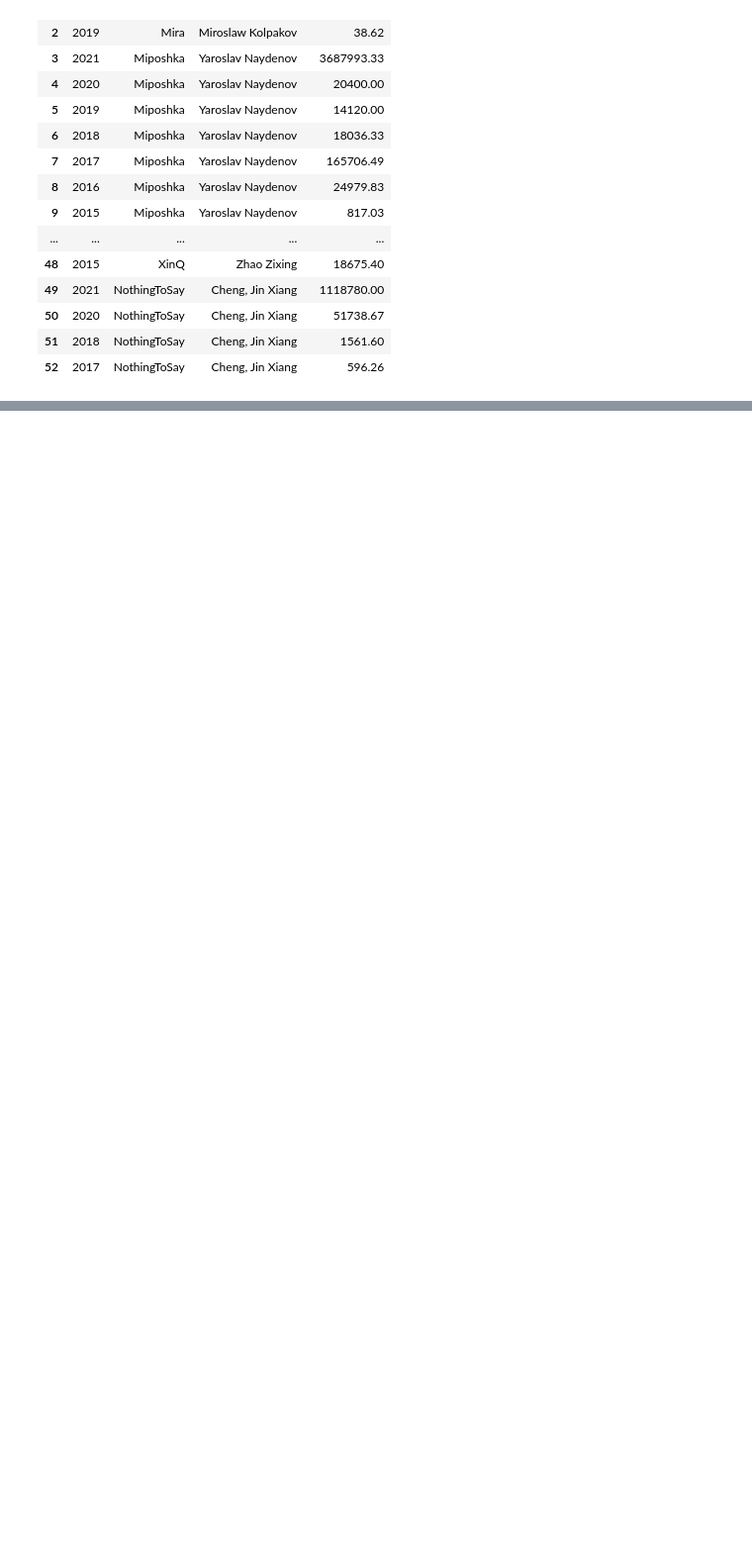
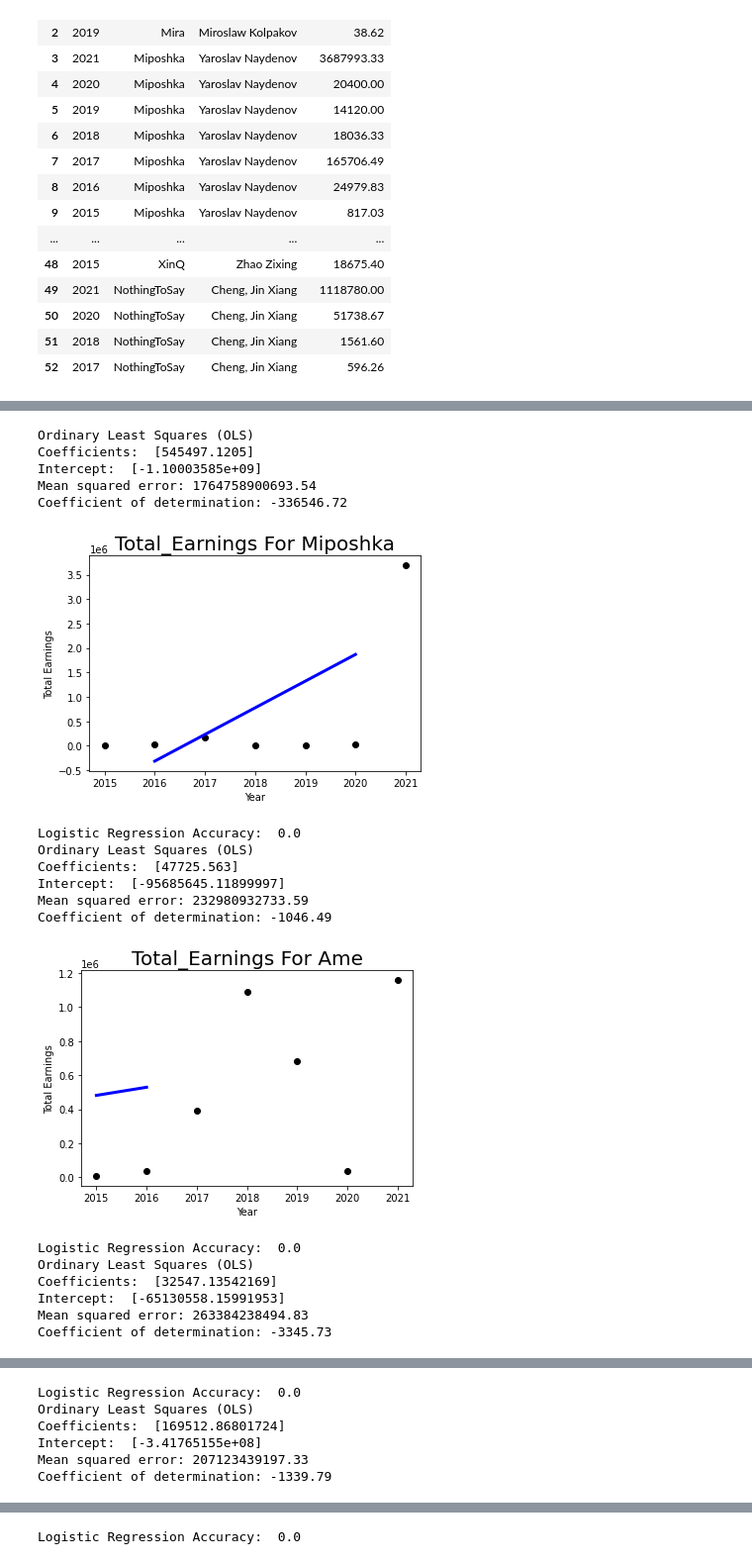
Before and after one commit to kliang4985/kliang4985.github.io, a Jupyter notebook: Final Tutorial.ipynb, the cells around one changed output, grey strips where cells are left out. Shown at 99% size. Cells and saved outputs as stored; diff of their text form; code cells hidden in the pictures; blank space fills up the shorter version.

```diff
--- a/Final Tutorial.ipynb
+++ b/Final Tutorial.ipynb
@@ -611,0 +597,68 @@ Coefficient of determination: -0.88
+# %%
+def runLog(X, Y):
+    X = X.astype(int)
+
+
+    Y = Y.astype(int)
+
+    # split the data into training/testing sets
+    X_train, X_test, Y_train, Y_test = train_test_split(X, Y, test_size=0.20)
+
+    # create linear regression object
+    model = linear_model.LogisticRegression()
+
+    model.fit(X_train, Y_train)
+
+    lscore = model.score(X_test, Y_test)
+
+    print("Logistic Regression Accuracy: ", lscore)
+# %%
+X = miposhka_df[['Year']]
+Y = miposhka_df[['Total Earnings']]
+
+runLin(X, Y, 'Year', 'Total Earnings', 'Total_Earnings For Miposhka')
+runLog(X, Y)
+
+X = ame_df[['Year']]
+Y = ame_df[['Total Earnings']]
+
+runLin(X, Y, 'Year', 'Total Earnings', 'Total_Earnings For Ame')
+runLog(X, Y)
+
+X = faith_bian_df[['Year']]
+Y = faith_bian_df[['Total Earnings']]
+
+runLin(X, Y, 'Year', 'Total Earnings', 'Total_Earnings For Faith_bian')
+runLog(X, Y)
+
+X = xinq_df[['Year']]
+Y = xinq_df[['Total Earnings']]
+
+runLin(X, Y, 'Year', 'Total Earnings', 'Total_Earnings For Miposhka')
+runLog(X, Y)
+
+X = y_df[['Year']]
+Y = y_df[['Total Earnings']]
+
+runLin(X, Y, 'Year', 'Total Earnings', 'Total_Earnings For Miposhka')
+runLog(X, Y)
+# %% [output]
+Ordinary Least Squares (OLS)
+Coefficients:  [545497.1205]
+Intercept:  [-1.10003585e+09]
+Mean squared error: 1764758900693.54
+Coefficient of determination: -336546.72
+[figure, added]
+Logistic Regression Accuracy:  0.0
+Ordinary Least Squares (OLS)
+Coefficients:  [47725.563]
+Intercept:  [-95685645.11899997]
+Mean squared error: 232980932733.59
+Coefficient of determination: -1046.49
+[figure, added]
+Logistic Regression Accuracy:  0.0
+Ordinary Least Squares (OLS)
+Coefficients:  [32547.13542169]
+Intercept:  [-65130558.15991953]
+Mean squared error: 263384238494.83
+Coefficient of determination: -3345.73
@@ -611,0 +666,6 @@ Coefficient of determination: -0.88
+Logistic Regression Accuracy:  0.0
+Ordinary Least Squares (OLS)
+Coefficients:  [169512.86801724]
+Intercept:  [-3.41765155e+08]
+Mean squared error: 207123439197.33
+Coefficient of determination: -1339.79
@@ -611,0 +680 @@ Coefficient of determination: -0.88
+Logistic Regression Accuracy:  0.0
```
Also changed, not shown: parts of 25 cells of this notebook.
